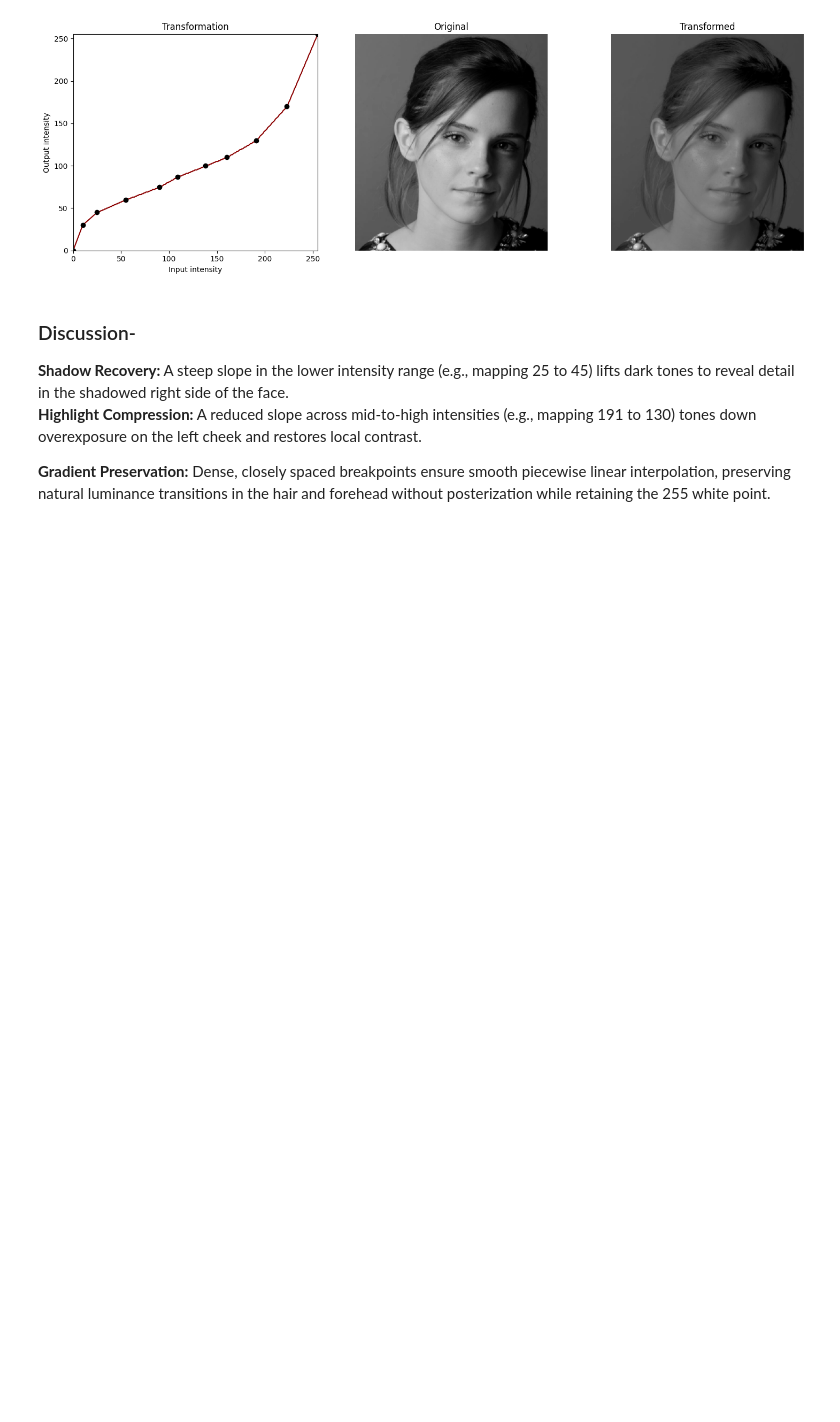
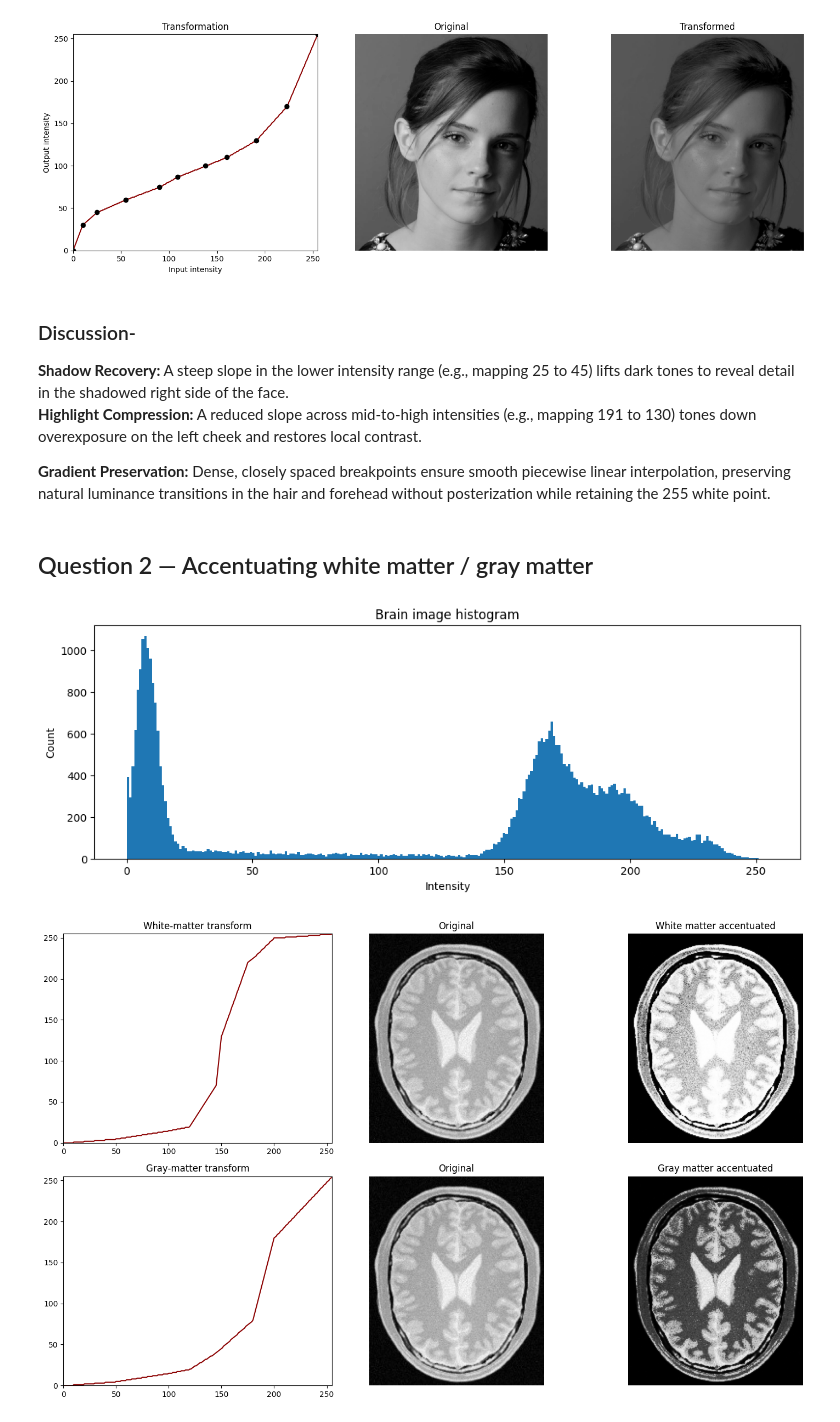
Before and after one commit to Gimadikaram/EN3160-Image-Processing-Assignment-1, a Jupyter notebook: assignment1.ipynb, the cells around one changed output. Drawn from its saved outputs; the diff is of its cells as text; code cells hidden in the pictures; blank space fills up the shorter version.

Commit message:
Complete Task 2 brain image intensity transformation

```diff
--- a/assignment1.ipynb
+++ b/assignment1.ipynb
@@ -68,3 +68,36 @@ plt.show()
 <b>Highlight Compression:</b> A reduced slope across mid-to-high intensities (e.g., mapping 191 to 130) tones down overexposure on the left cheek and restores local contrast.
 
 <b>Gradient Preservation:</b> Dense, closely spaced breakpoints ensure smooth piecewise linear interpolation, preserving natural luminance transitions in the hair and forehead without posterization while retaining the 255 white point.
+# %% [markdown]
+## Question 2 — Accentuating white matter / gray matter
+# %%
+brain = cv2.imread(IMG_DIR + "q2.jpeg", cv2.IMREAD_GRAYSCALE)
+plt.hist(brain.ravel(), bins=256, range=(0, 255))
+plt.title("Brain image histogram")
+plt.xlabel("Intensity"); plt.ylabel("Count")
+plt.show()
+
+
+white_matter_bp = [[0, 0],[50,5] ,[100, 15],[120,20], [145, 70],[150,130],[175,220], [180, 225], [200, 250], [255, 255]]
+gray_matter_bp  = [[0, 0],[50,5] ,[100, 15],[120,20], [145, 40],[180,80], [200, 180], [255, 255]]
+
+white_out, white_lut = intensity_transform(brain, white_matter_bp)
+gray_out,  gray_lut  = intensity_transform(brain, gray_matter_bp)
+
+fig, axes = plt.subplots(2, 3, figsize=(15, 9))
+
+axes[0, 0].plot(white_lut, color='darkred'); axes[0, 0].set_title("White-matter transform")
+axes[0, 0].set_xlim(0, 255); axes[0, 0].set_ylim(0, 255)
+axes[0, 1].imshow(brain, cmap='gray'); axes[0, 1].set_title("Original"); axes[0, 1].axis('off')
+axes[0, 2].imshow(white_out, cmap='gray'); axes[0, 2].set_title("White matter accentuated"); axes[0, 2].axis('off')
+
+axes[1, 0].plot(gray_lut, color='darkred'); axes[1, 0].set_title("Gray-matter transform")
+axes[1, 0].set_xlim(0, 255); axes[1, 0].set_ylim(0, 255)
+axes[1, 1].imshow(brain, cmap='gray'); axes[1, 1].set_title("Original"); axes[1, 1].axis('off')
+axes[1, 2].imshow(gray_out, cmap='gray'); axes[1, 2].set_title("Gray matter accentuated"); axes[1, 2].axis('off')
+
+plt.tight_layout()
+plt.show()
+# %% [output]
+[figure, added]
+[figure, added]
```
Also changed, not shown: parts of 1 cell of this notebook, 1 other file.
